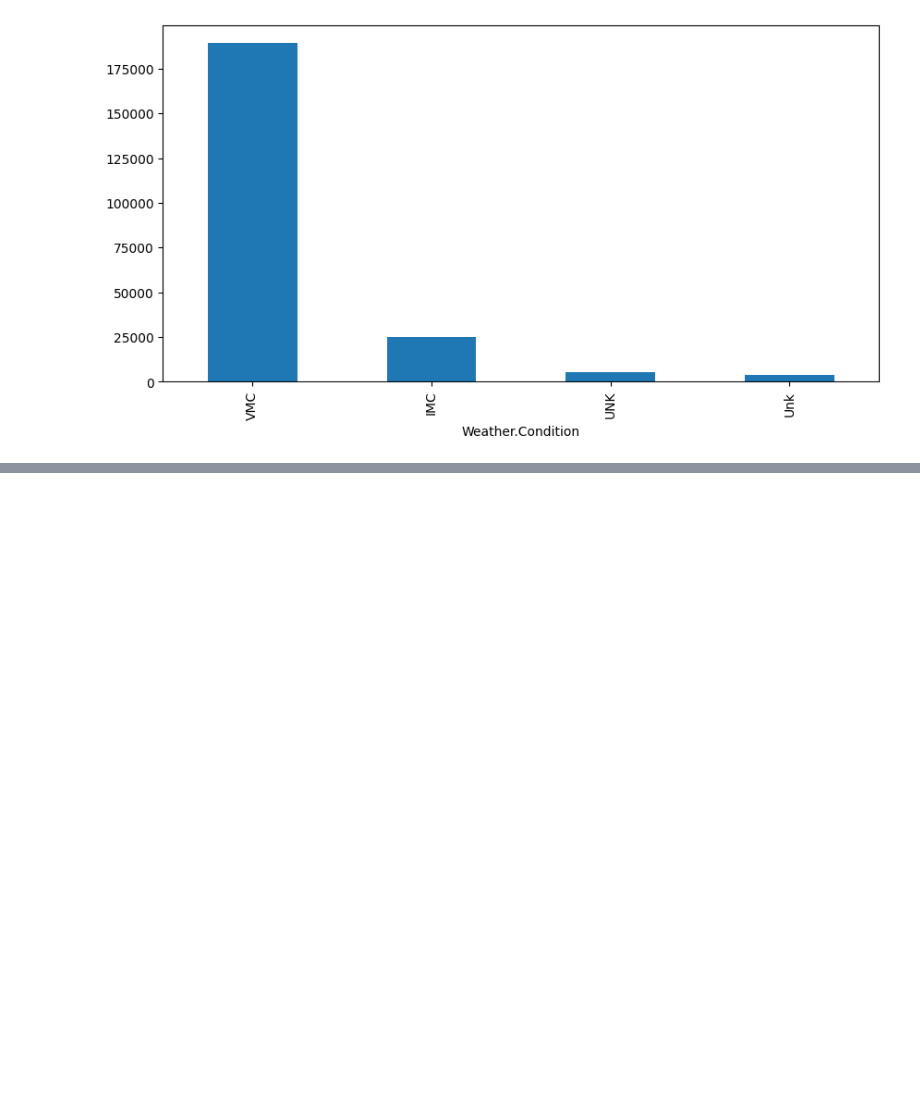
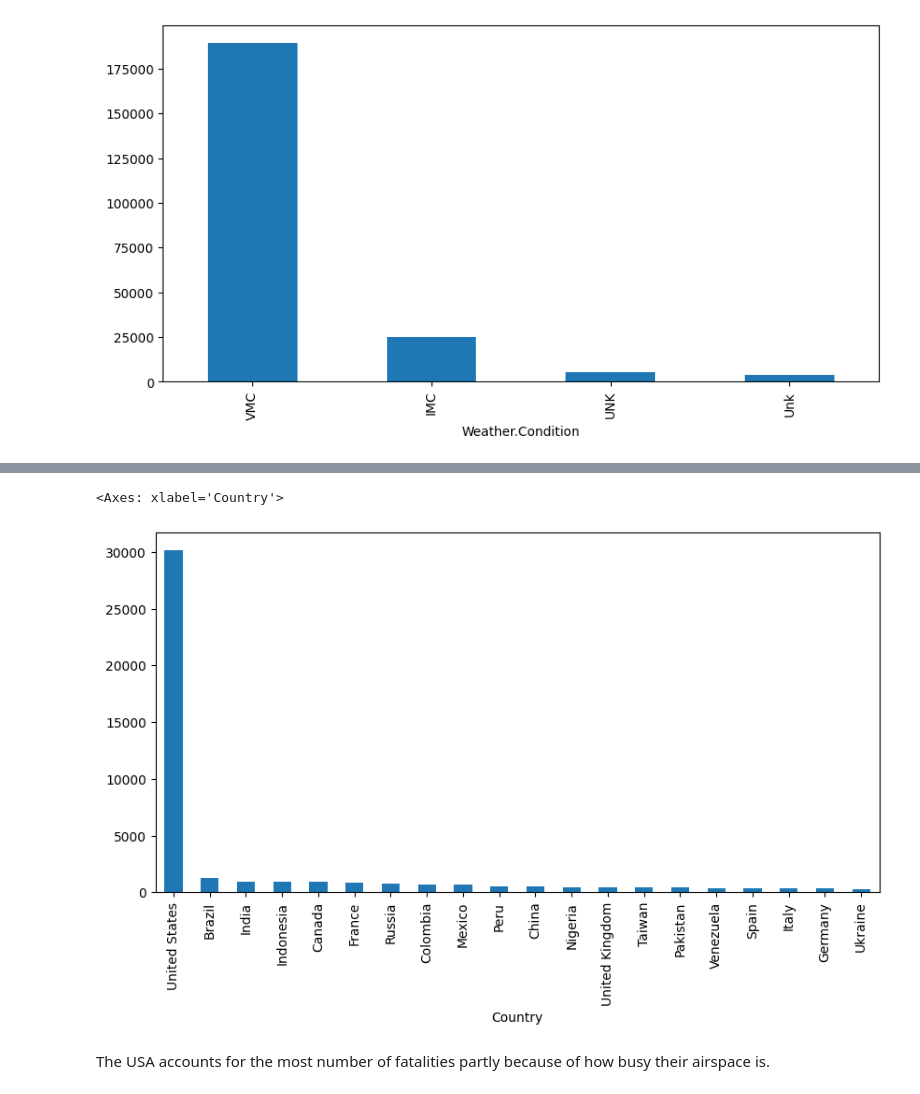
Before and after one commit to samnguthi/Phase-1-project, a Jupyter notebook: index.ipynb, the cells around one changed output, grey strips where cells are left out. Saved outputs shown, nothing was run; the diff lists cells and outputs as text; code cells hidden in the pictures; blank space fills up the shorter version.

```diff
--- a/index.ipynb
+++ b/index.ipynb
@@ -391,0 +412,7 @@ a_df.groupby('Weather.Condition')['Total.Uninjured'].sum().sort_values(ascending
+# %%
+a_df.groupby('Country')['Total.Fatal.Injuries'].sum().sort_values(ascending=False).head(20).plot(kind='bar', figsize=(10, 5))
+# %% [output]
+<Axes: xlabel='Country'>
+[figure, added]
+# %% [markdown]
+The USA accounts for the most number of fatalities partly because of how busy their airspace is.
```
Also changed, not shown: parts of 7 cells of this notebook.
